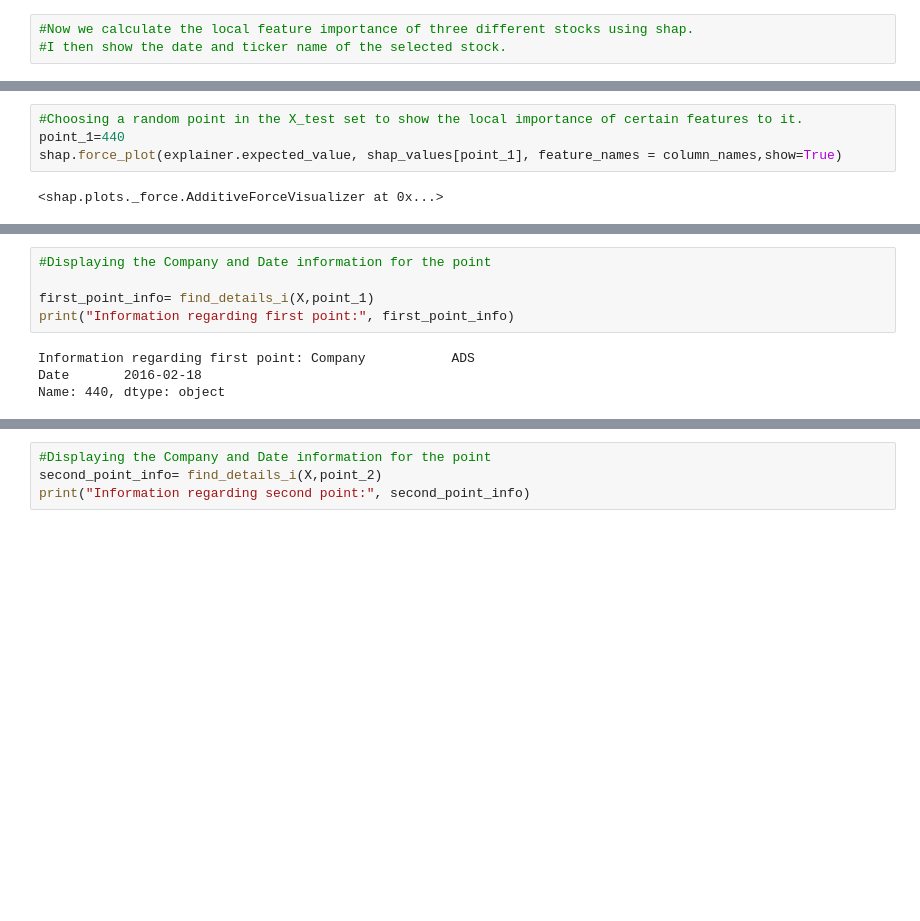
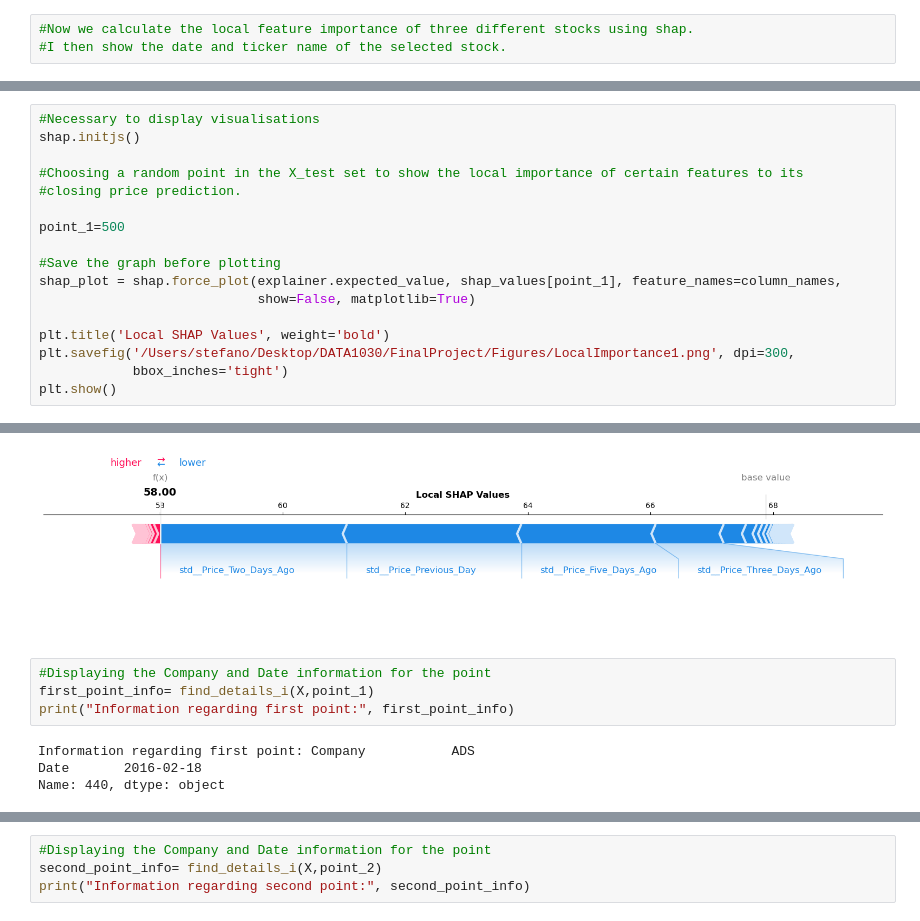
Before and after one commit to chistefano/Final_DATA1030, a Jupyter notebook: src/Final.ipynb, the cells around one changed output, grey strips where cells are left out. Saved outputs shown, nothing was run; the diff lists cells and outputs as text; blank space fills up the shorter version.

```diff
--- a/src/Final.ipynb
+++ b/src/Final.ipynb
@@ -1275,6 +1324,18 @@ shap.initjs()
 # %%
-#Choosing a random point in the X_test set to show the local importance of certain features to it.
-point_1=440
-shap.force_plot(explainer.expected_value, shap_values[point_1], feature_names = column_names,show=True)
+#Necessary to display visualisations
+shap.initjs()
+
+#Choosing a random point in the X_test set to show the local importance of certain features to its
+#closing price prediction.
+
+point_1=500
+
+#Save the graph before plotting
+shap_plot = shap.force_plot(explainer.expected_value, shap_values[point_1], feature_names=column_names,
+                            show=False, matplotlib=True)
+
+plt.title('Local SHAP Values', weight='bold')
+plt.savefig('/Users/stefano/Desktop/DATA1030/FinalProject/Figures/LocalImportance1.png', dpi=300,
+            bbox_inches='tight')
+plt.show()
 # %% [output]
-<shap.plots._force.AdditiveForceVisualizer at 0x...>
@@ -1281,6 +1343,6 @@ shap.force_plot(explainer.expected_value, shap_values[point_1], feature_names =
+[figure, added]
 # %%
 #Displaying the Company and Date information for the point
-
 first_point_info= find_details_i(X,point_1)
 print("Information regarding first point:", first_point_info)
 # %% [output]
```
Also changed, not shown: parts of 62 cells of this notebook.
